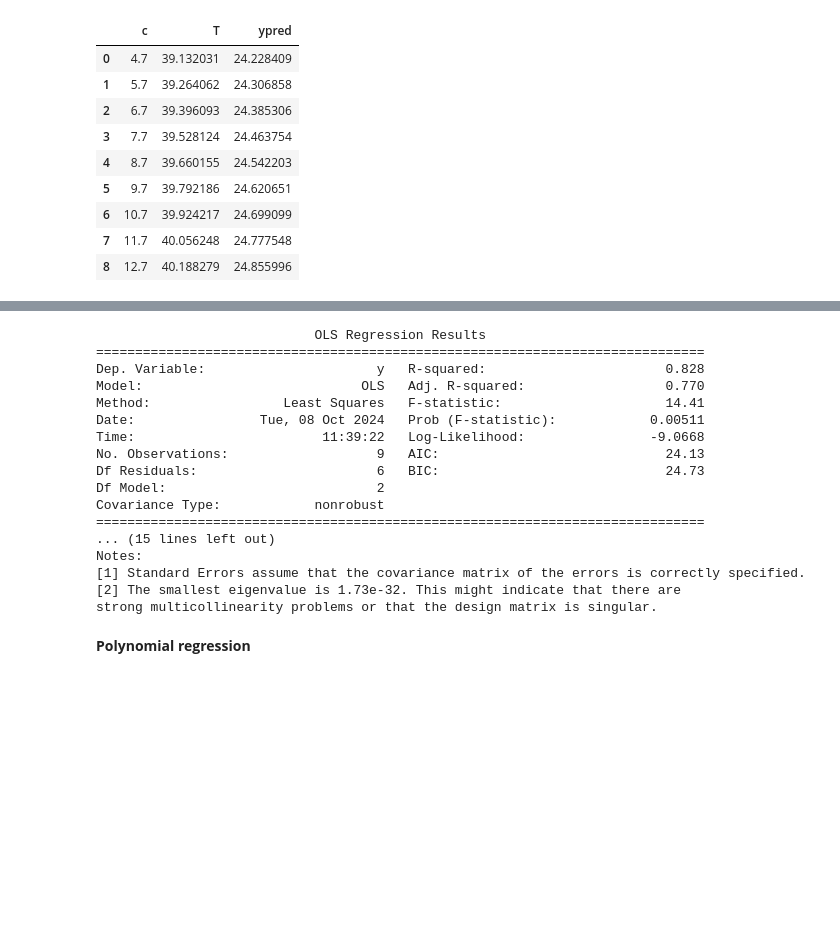
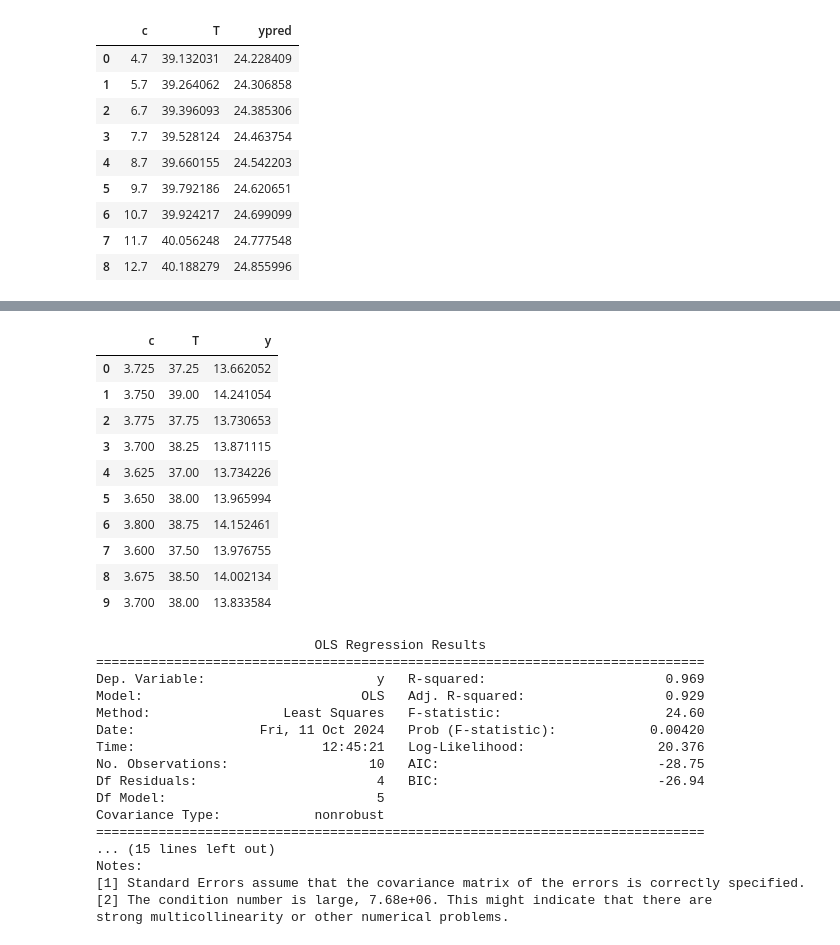
Before and after one commit to oscartq/lab3, a Jupyter notebook: lab3.ipynb, the cells around one changed output, grey strips where cells are left out. Saved outputs shown, nothing was run; the diff lists cells and outputs as text; code cells hidden in the pictures; blank space fills up the shorter version.

```diff
--- a/lab3.ipynb
+++ b/lab3.ipynb
@@ -418,0 +370,13 @@ March
+# %%
+# c_lhs = optmod['c'].tolist()
+# T_lhs = optmod['T'].tolist()
+c_lhs = [3.725, 3.750, 3.775, 3.700, 3.625, 3.650, 3.800, 3.600, 3.675] # Set the new concentrations and tempatures so it doesnt get over run
+T_lhs = [37.25, 39.0, 37.75, 38.25, 37.0, 38.0, 38.75, 37.5, 38.5]
+c = c_lhs
+T = T_lhs
+
+new_row = pd.DataFrame({'c': [3.7], 'T': [38]})
+results_lhs = {'c': c,'T': T}
+results_lhs = pd.DataFrame(results_lhs)
+results_lhs = pd.concat([results_lhs, new_row], ignore_index=True)
+results_lhs
@@ -419,23 +395,47 @@ March
+# %%
+y_opt=[13.66205178878079,
+14.241054027404259,
+13.730652628229132,
+13.871114822697608,
+13.734226231398884,
+13.965993857986756,
+14.152461402645864,
+13.9767553245175,
+14.002133837397391,
+13.833584118310686]
+
+results_lhs['y']=y_opt
+results_lhs
+# %% [output]
+|  | c | T | y |
+| 0 | 3.725 | 37.25 | 13.662052 |
+| 1 | 3.750 | 39.00 | 14.241054 |
+| 2 | 3.775 | 37.75 | 13.730653 |
+| 3 | 3.700 | 38.25 | 13.871115 |
+| 4 | 3.625 | 37.00 | 13.734226 |
+| 5 | 3.650 | 38.00 | 13.965994 |
+| 6 | 3.800 | 38.75 | 14.152461 |
+| 7 | 3.600 | 37.50 | 13.976755 |
+| 8 | 3.675 | 38.50 | 14.002134 |
+| 9 | 3.700 | 38.00 | 13.833584 |
 # %%
-res2 = smf.ols(formula='y ~ c + T + c:T + I(c**2) + I(T**2)', data=March).fit()
-print(res2.summary())
+res2_lhs = smf.ols(formula='y ~ c + T + c:T + I(c**2) + I(T**2)', data=results_lhs).fit()
+print(res2_lhs.summary())
 # %% [output]
                             OLS Regression Results
 ==============================================================================
-Dep. Variable:                      y   R-squared:                       0.828
-Model:                            OLS   Adj. R-squared:                  0.770
-Method:                 Least Squares   F-statistic:                     14.41
-Date:                Tue, 08 Oct 2024   Prob (F-statistic):            0.00511
-Time:                        11:39:22   Log-Likelihood:                -9.0668
-No. Observations:                   9   AIC:                             24.13
-Df Residuals:                       6   BIC:                             24.73
-Df Model:                           2
+Dep. Variable:                      y   R-squared:                       0.969
+Model:                            OLS   Adj. R-squared:                  0.929
+Method:                 Least Squares   F-statistic:                     24.60
+Date:                Fri, 11 Oct 2024   Prob (F-statistic):            0.00420
+Time:                        12:45:21   Log-Likelihood:                 20.376
+No. Observations:                  10   AIC:                            -28.75
+Df Residuals:                       4   BIC:                            -26.94
+Df Model:                           5
 Covariance Type:            nonrobust
 ==============================================================================
 ... (15 lines left out)
 Notes:
 [1] Standard Errors assume that the covariance matrix of the errors is correctly specified.
-[2] The smallest eigenvalue is 1.73e-32. This might indicate that there are
-strong multicollinearity problems or that the design matrix is singular.
+[2] The condition number is large, 7.68e+06. This might indicate that there are
+strong multicollinearity or other numerical problems.
-# %% [markdown]
-**Polynomial regression**
```
Also changed, not shown: parts of 38 cells of this notebook, 1 other file.
